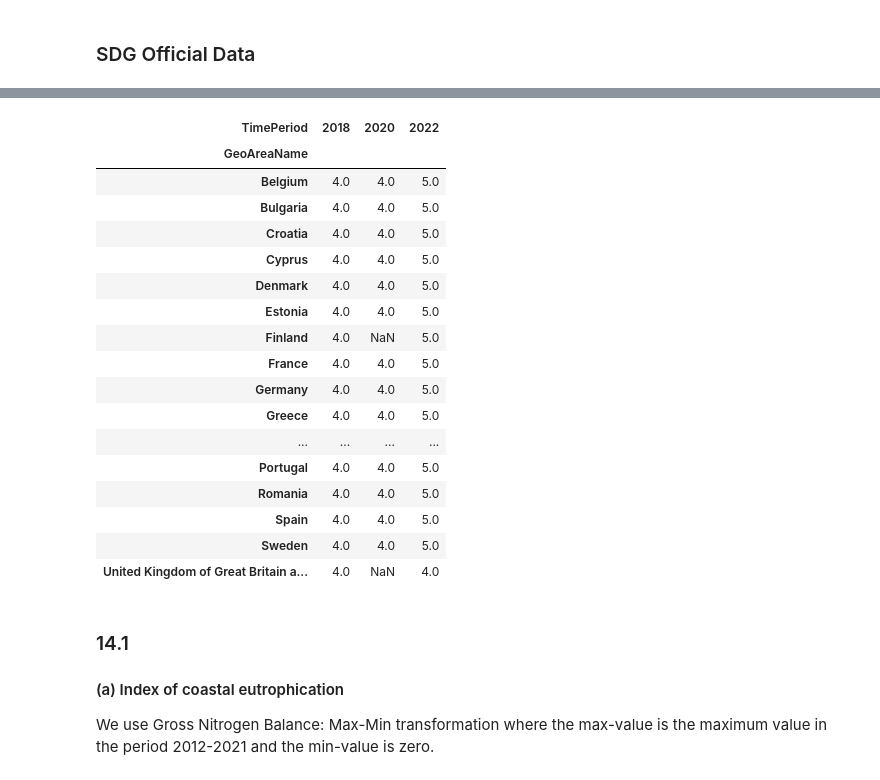
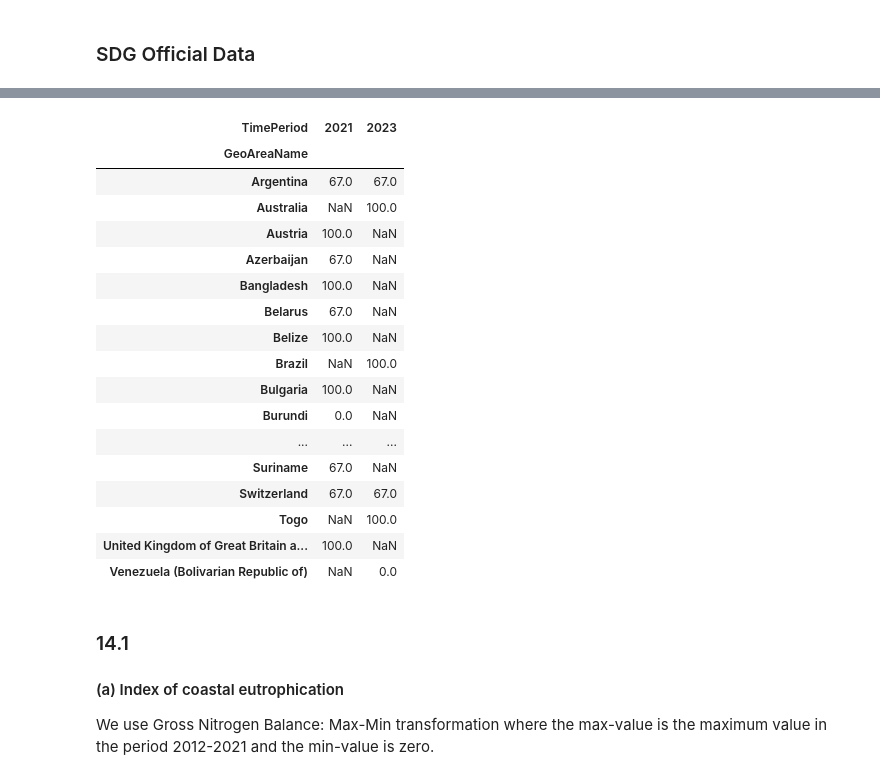
Before and after one commit to isaldiviagonzatti/sdg14, a Jupyter notebook: code/exploreSDG14.ipynb, the cells around one changed output, grey strips where cells are left out. Drawn from its saved outputs; the diff is of its cells as text; code cells hidden in the pictures.

```diff
--- a/code/exploreSDG14.ipynb
+++ b/code/exploreSDG14.ipynb
@@ -295,14 +297,19 @@ countryAbb = [x if x not in country_to_abbrev else country_to_abbrev[x] for x in
 # %% [markdown]
 ### SDG Official Data
 # %%
+%%time
 # SDG14 indicators from the UNstats
 # https://unstats.un.org/sdgs/dataportal/database
 
-sdg14 = pd.read_excel(os.path.join(data_path, "Goal14_raw.xlsx"), sheet_name=1)
+sdg14 = pd.read_excel(os.path.join(data_path, "Goal14_april2023.xlsx"), sheet_name=0)
 sdg14 = sdg14[['Target', 'Indicator','SeriesCode', 'GeoAreaName',
                    'TimePeriod', 'Value','Units','SeriesDescription', ]]
+
+sdg14.Value.replace('N', np.nan, inplace=True)
+sdg14.Value = sdg14.Value.astype(np.float64)
+
 # filter countries
-sdg14 = sdg14[sdg14['GeoAreaName'].isin(countries)]
+# sdg14 = sdg14[sdg14['GeoAreaName'].isin(countries)]
 # show indicators
 pd.DataFrame(sdg14.groupby(['Indicator', 'SeriesCode', 'SeriesDescription', 'Units']).size())
 # %% [output]
@@ -327,25 +335,24 @@ pd.DataFrame(sdg14.groupby(['Indicator', 'SeriesCode', 'SeriesDescription', 'Uni
 # %%
-sdg14check = sdg14[sdg14['SeriesCode']=='ER_REG_SSFRAR'].pivot_table(columns='TimePeriod', index='GeoAreaName', values='Value', aggfunc='mean')
-sdg14check
+sdg14[sdg14['SeriesCode']=='ER_UNCLOS_RATACC'].pivot_table(columns='TimePeriod', index='GeoAreaName', values='Value', aggfunc='mean')
 # %% [output]
-| TimePeriod | 2018 | 2020 | 2022 |
-| GeoAreaName |  |  |  |
-| Belgium | 4.0 | 4.0 | 5.0 |
-| Bulgaria | 4.0 | 4.0 | 5.0 |
-| Croatia | 4.0 | 4.0 | 5.0 |
-| Cyprus | 4.0 | 4.0 | 5.0 |
-| Denmark | 4.0 | 4.0 | 5.0 |
-| Estonia | 4.0 | 4.0 | 5.0 |
-| Finland | 4.0 | NaN | 5.0 |
-| France | 4.0 | 4.0 | 5.0 |
-| Germany | 4.0 | 4.0 | 5.0 |
-| Greece | 4.0 | 4.0 | 5.0 |
-| ... | ... | ... | ... |
-| Portugal | 4.0 | 4.0 | 5.0 |
-| Romania | 4.0 | 4.0 | 5.0 |
-| Spain | 4.0 | 4.0 | 5.0 |
-| Sweden | 4.0 | 4.0 | 5.0 |
-| United Kingdom of Great Britain a... | 4.0 | NaN | 4.0 |
+| TimePeriod | 2021 | 2023 |
+| GeoAreaName |  |  |
+| Argentina | 67.0 | 67.0 |
+| Australia | NaN | 100.0 |
+| Austria | 100.0 | NaN |
+| Azerbaijan | 67.0 | NaN |
+| Bangladesh | 100.0 | NaN |
+| Belarus | 67.0 | NaN |
+| Belize | 100.0 | NaN |
+| Brazil | NaN | 100.0 |
+| Bulgaria | 100.0 | NaN |
+| Burundi | 0.0 | NaN |
+| ... | ... | ... |
+| Suriname | 67.0 | NaN |
+| Switzerland | 67.0 | 67.0 |
+| Togo | NaN | 100.0 |
+| United Kingdom of Great Britain a... | 100.0 | NaN |
+| Venezuela (Bolivarian Republic of) | NaN | 0.0 |
 # %% [markdown]
 ### 14.1
 #### (a) Index of coastal eutrophication
```
Also changed, not shown: parts of 15 cells of this notebook, 12 other files.
